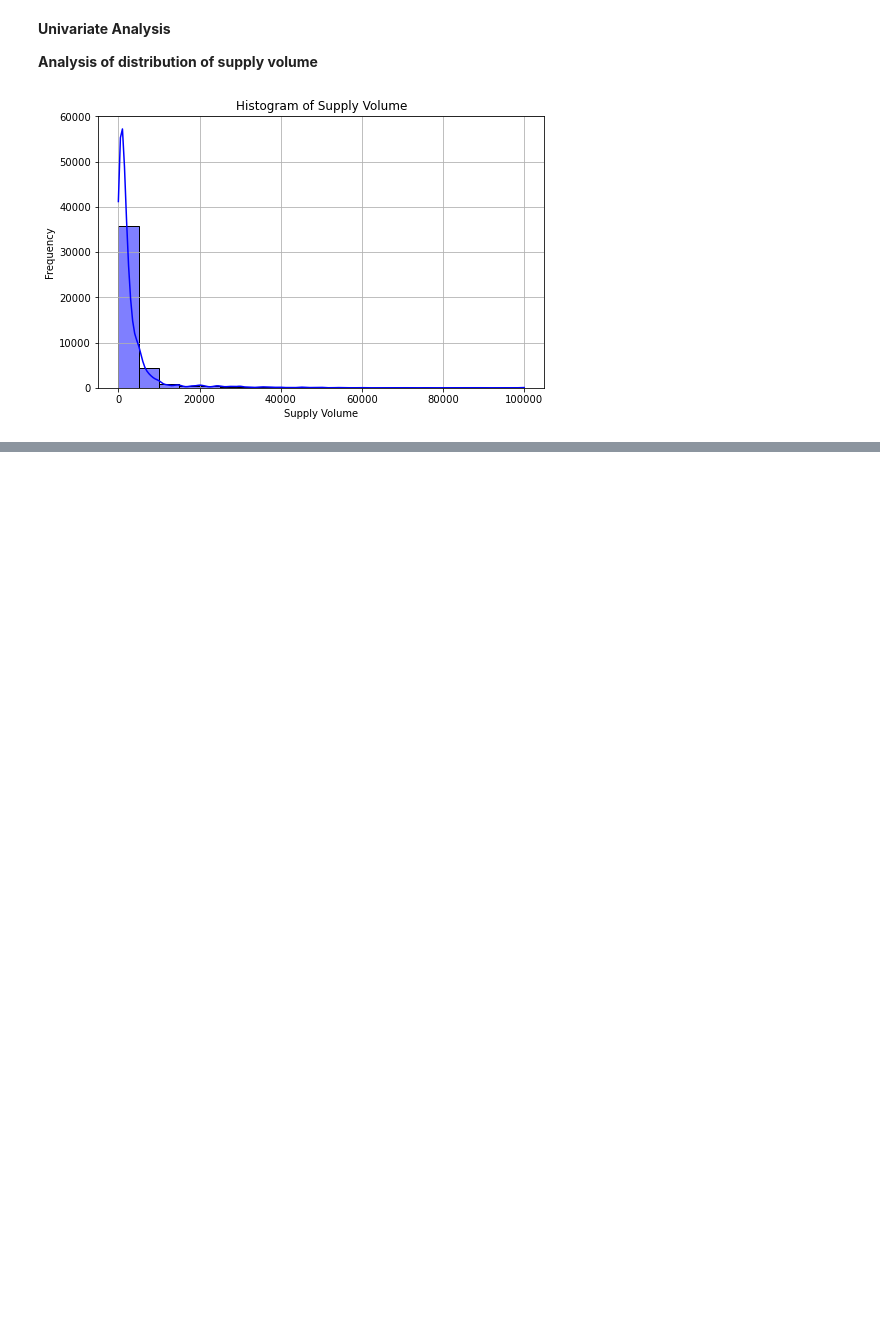
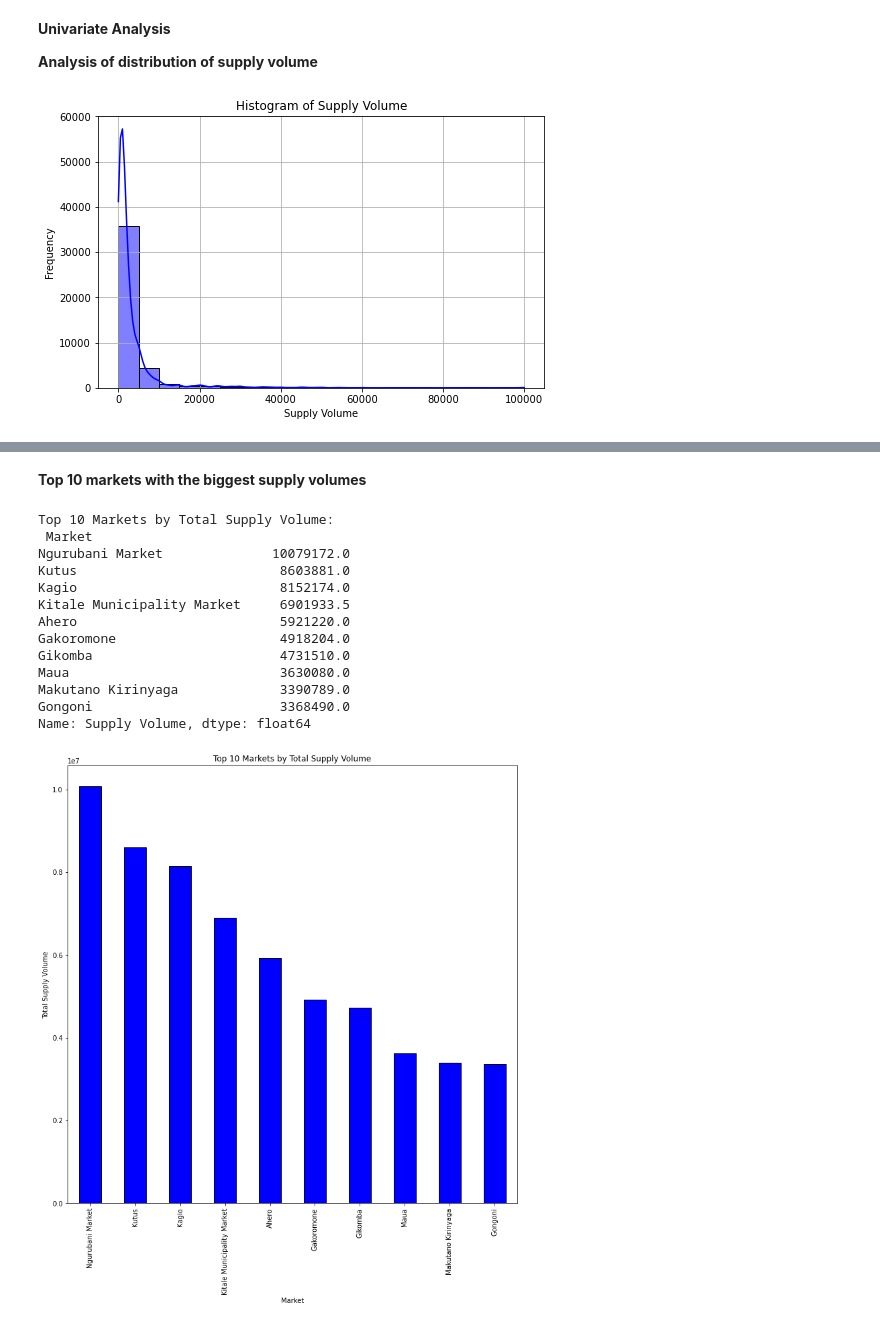
Before and after one commit to Victor-Mufasa/Agricultural-Commodity-Price-Forecasting, a Jupyter notebook: notebook/graham.ipynb, the cells around one changed output, grey strips where cells are left out. Drawn from its saved outputs; the diff is of its cells as text; code cells hidden in the pictures; blank space fills up the shorter version.

```diff
--- a/notebook/graham.ipynb
+++ b/notebook/graham.ipynb
@@ -354,0 +392,25 @@ plot_histogram(combined_data, 'Supply Volume')
+# %% [markdown]
+**Top 10 markets with the biggest supply volumes**
+# %%
+top_markets_by_supply = combined_data.groupby('Market')['Supply Volume'].sum().nlargest(10)
+print("\nTop 10 Markets by Total Supply Volume:\n", top_markets_by_supply)
+top_markets_by_supply.plot(kind='bar', color='blue', edgecolor='black', figsize=(12, 12))
+plt.title("Top 10 Markets by Total Supply Volume")
+plt.xlabel("Market")
+plt.ylabel("Total Supply Volume")
+plt.show()
+# %% [output]
+Top 10 Markets by Total Supply Volume:
+ Market
+Ngurubani Market              10079172.0
+Kutus                          8603881.0
+Kagio                          8152174.0
+Kitale Municipality Market     6901933.5
+Ahero                          5921220.0
+Gakoromone                     4918204.0
+Gikomba                        4731510.0
+Maua                           3630080.0
+Makutano Kirinyaga             3390789.0
+Gongoni                        3368490.0
+Name: Supply Volume, dtype: float64
+[figure, added]
```
Also changed, not shown: parts of 12 cells of this notebook.
